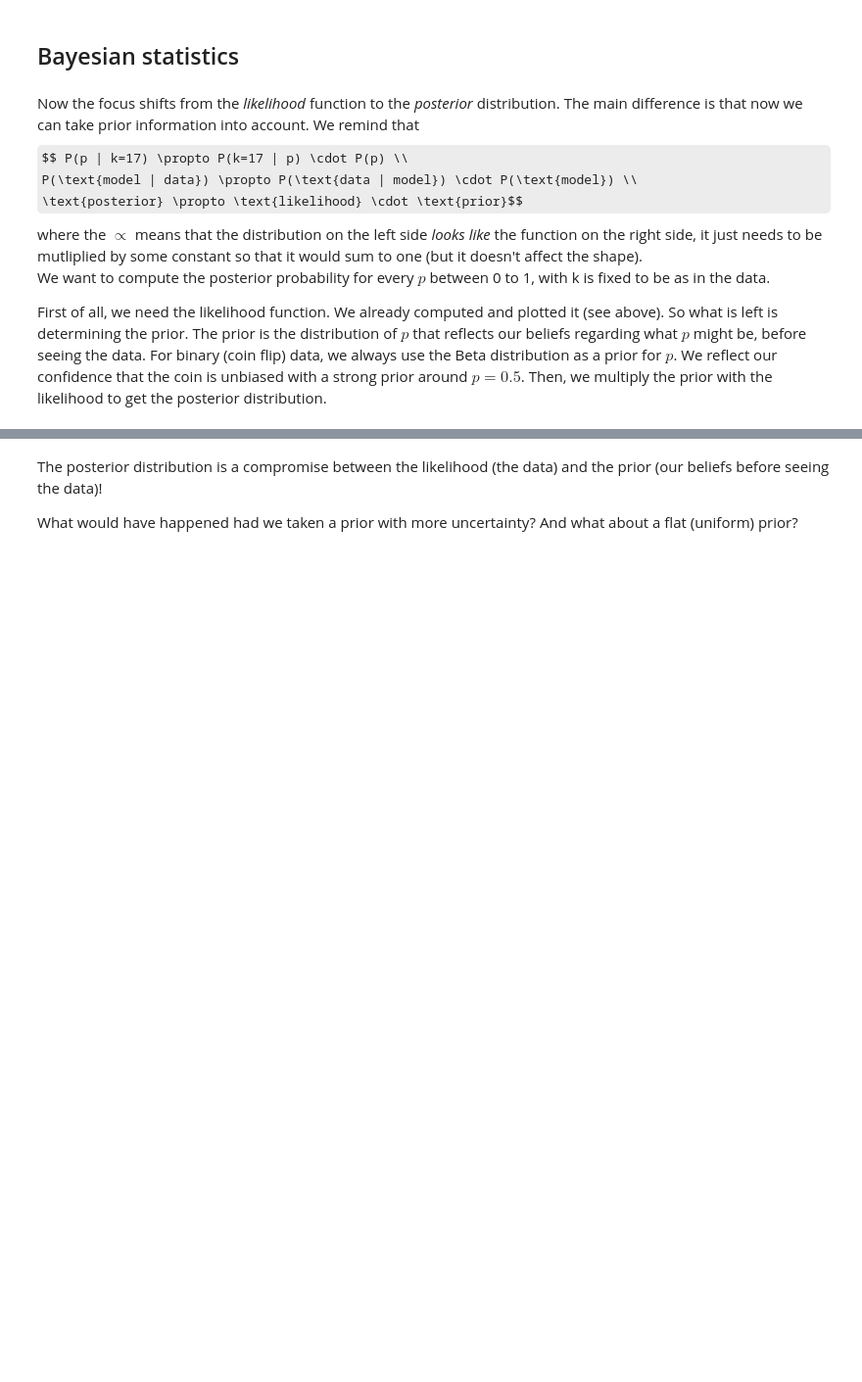
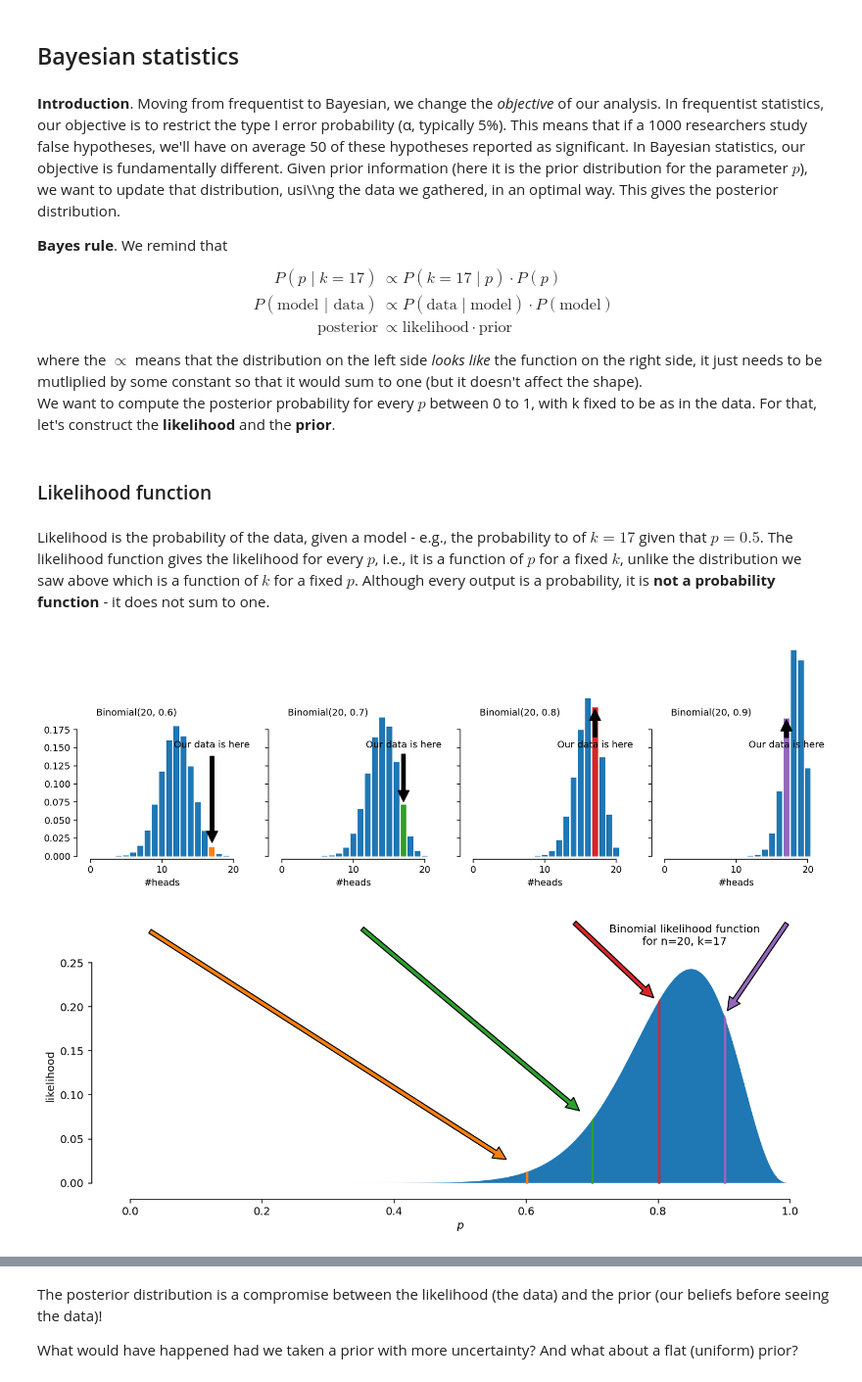
Before and after one commit to yuvalwas/MDAN-course, a Jupyter notebook: MDAN_T1_statistics.ipynb, the cells around one changed output, grey strips where cells are left out. Shown: that part at 98% size. Drawn from its saved outputs; the diff is of its cells as text; code cells hidden in the pictures; some formulas as TeX source; blank space fills up the shorter version.

```diff
--- a/MDAN_T1_statistics.ipynb
+++ b/MDAN_T1_statistics.ipynb
@@ -117,11 +97,59 @@ This is a function of $p$ for a fixed $k$, unlike the PMF which is a function of
 # %% [markdown]
 ## Bayesian statistics
 # %% [markdown]
-Now the focus shifts from the *likelihood* function to the *posterior* distribution. The main difference is that now we can take prior information into account. We remind that
-$$ P(p | k=17) \propto P(k=17 | p) \cdot P(p) \\
-P(\text{model | data}) \propto P(\text{data | model}) \cdot P(\text{model}) \\
-\text{posterior} \propto \text{likelihood} \cdot \text{prior}$$
+**Introduction**. Moving from frequentist to Bayesian, we change the *objective* of our analysis. In frequentist statistics, our objective is to restrict the type I error probability (α, typically 5%). This means that if a 1000 researchers study false hypotheses, we'll have on average 50 of these hypotheses reported as significant. In Bayesian statistics, our objective is fundamentally different. Given prior information (here it is the prior distribution for the parameter $p$), we want to update that distribution, usi\\\ng the data we gathered, in an optimal way. This gives the posterior distribution.
+
+**Bayes rule**. We remind that
+\begin{align}
+ P(p \mid k=17) &\propto P(k=17 \mid p) \cdot P(p) \\
+P(\text{model | data}) &\propto P(\text{data} \mid \text{model}) \cdot P(\text{model}) \\
+\text{posterior} &\propto \text{likelihood} \cdot \text{prior}
+\end{align}
 where the $\propto$ means that the distribution on the left side *looks like* the function on the right side, it just needs to be mutliplied by some constant so that it would sum to one (but it doesn't affect the shape).<br>
-We want to compute the posterior probability for every $p$ between 0 to 1, with k is fixed to be as in the data.
-
-First of all, we need the likelihood function. We already computed and plotted it (see above). So what is left is determining the prior. The prior is the distribution of $p$ that reflects our beliefs regarding what $p$ might be, before seeing the data. For binary (coin flip) data, we always use the Beta distribution as a prior for $p$. We reflect our confidence that the coin is unbiased with a strong prior around $p=0.5$. Then, we multiply the prior with the likelihood to get the posterior distribution.
+We want to compute the posterior probability for every $p$ between 0 to 1, with k fixed to be as in the data. For that, let's construct the **likelihood** and the **prior**.
+# %% [markdown]
+### Likelihood function
+# %% [markdown]
+Likelihood is the probability of the data, given a model - e.g., the probability to of $k=17$ given that $p=0.5$. The likelihood function gives the likelihood for every $p$, i.e., it is a function of $p$ for a fixed $k$, unlike the distribution we saw above which is a function of $k$ for a fixed $p$. Although every output is a probability, it is **not a probability function** - it does not sum to one.
+# %%
+#hidden
+#@title Plot likelihood function
+def plot_binomials(p, n, k, ax, idx):
+  ks = np.arange(n+1) # values of k to evaluate the distribution in
+  H0distribution = binom(n, p)
+  PMF = H0distribution.pmf(ks) # probability mass function
+  ax.bar(ks, PMF)
+  ax.set_xlabel('#heads')
+  ax.annotate("Our data is here", xy=(k, PMF[k]), xytext=(k, 0.15),
+              arrowprops = dict(facecolor ='black', shrink = 0.05),
+              horizontalalignment='center')
+  ax.bar(k, PMF[k], color=f'C{idx+1}')
+  sns.despine(trim=True, offset=3, ax=ax)
+  ax.annotate(f'Binomial{n, p}', xy=(0.1, 0.65), xycoords='axes fraction')
+
+ps = [0.6, 0.7, 0.8, 0.9]
+fig, axs = plt.subplots(1, len(ps), figsize=(12,4), sharey=True)
+for idx in range(len(ps)):
+  plot_binomials(ps[idx], n, k, axs[idx], idx)
+axs[0].set_ylabel='probability'
+plt.tight_layout()
+
+p_step_size = 0.001
+p_grid = np.arange(0, 1+p_step_size, p_step_size) # In principle, we want the likelihood for every possible value of p between 0 and 1, however, we can only compute in with some finite resolution.
+likelihood = binom.pmf(k, n, p_grid)
+
+plt.figure(figsize=(12,4))
+plt.fill_between(p_grid, likelihood)
+
+for j,p in enumerate(ps):
+  idx = int(p/p_step_size)
+  color = f'C{j+1}'
+  plt.fill_between(p_grid[idx:idx+3], likelihood[idx:idx+3], color=color)
+  plt.annotate('', xy=(p_grid[idx], likelihood[idx]), xytext=(j/3, 0.3),
+              arrowprops = dict(facecolor=color, shrink=0.05))
+plt.xlabel('$p$'); plt.ylabel('likelihood')
+plt.text(0.84, 0.27, f'Binomial likelihood function\nfor n={n}, k={k}', ha='center')
+sns.despine(trim=True, offset=5);
+# %% [output]
+[figure, added]
+[figure, added]
```
Also changed, not shown: parts of 19 cells of this notebook.
